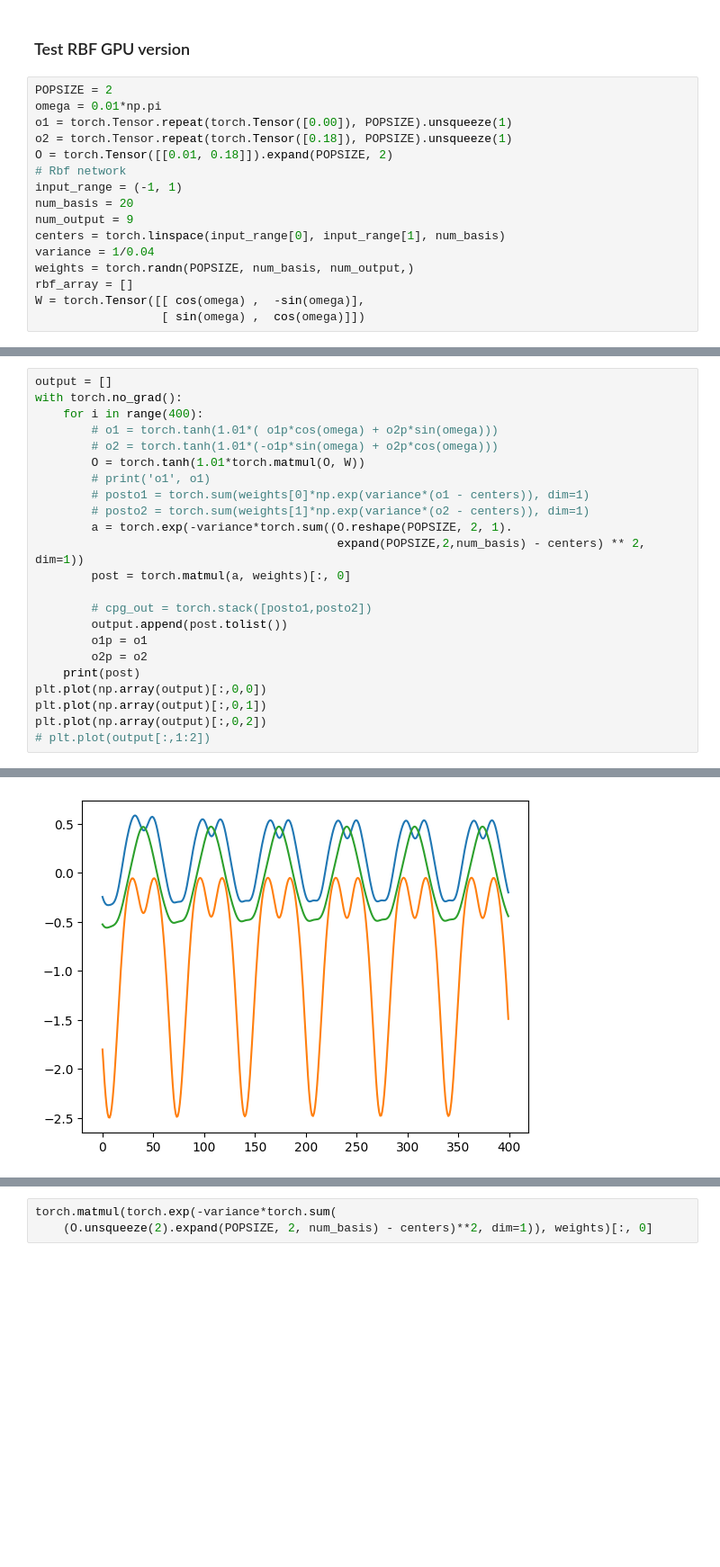
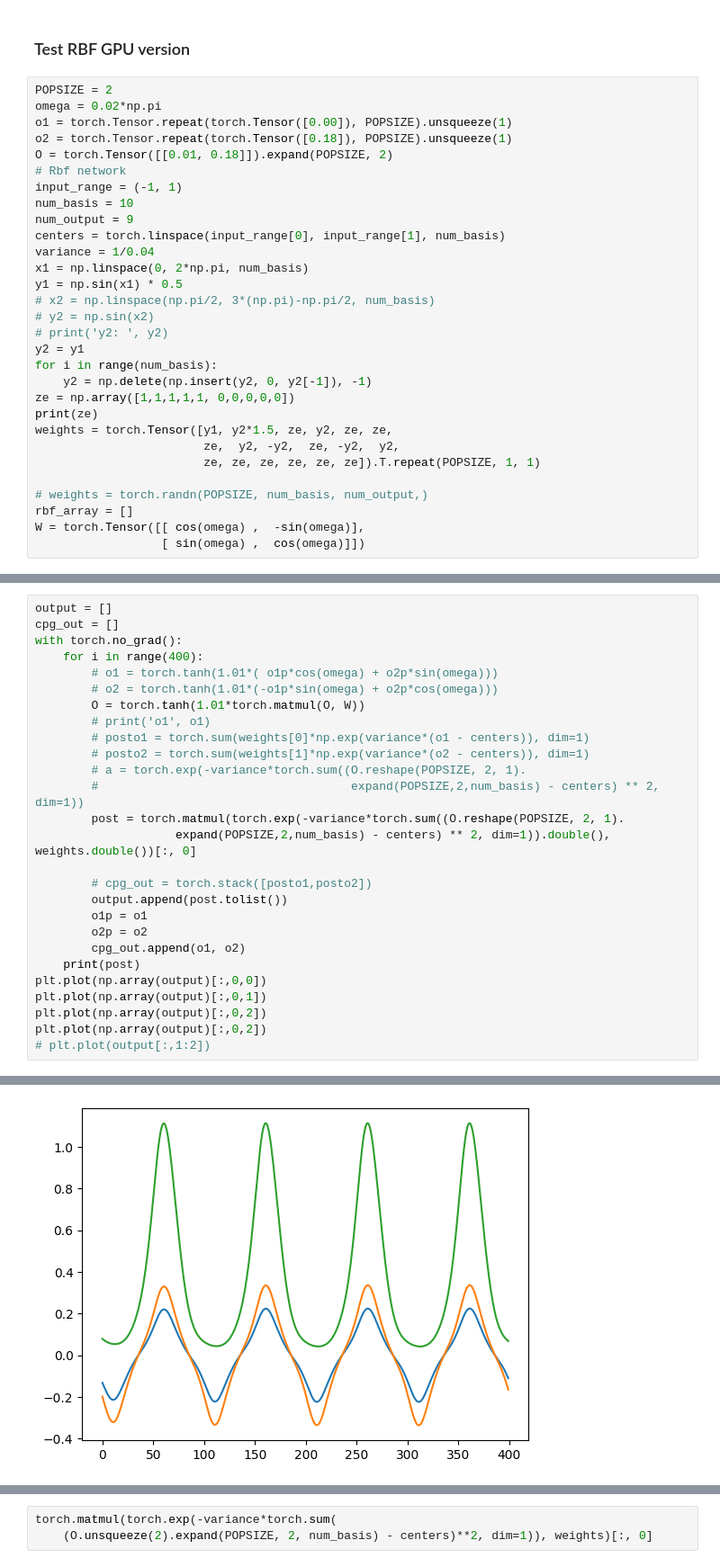
Before and after one commit to Leung555/OmniIsaacGymEnvs, a Jupyter notebook: omniisaacgymenvs/ES/notebook.ipynb, the cells around one changed output, grey strips where cells are left out. Shown: that part at 90% size. Cells and saved outputs as stored; diff of their text form; blank space fills up the shorter version.

```diff
--- a/omniisaacgymenvs/ES/notebook.ipynb
+++ b/omniisaacgymenvs/ES/notebook.ipynb
@@ -258,17 +258,31 @@ plt.plot(output)
 ### Test RBF GPU version
 # %%
 POPSIZE = 2
-omega = 0.01*np.pi
+omega = 0.02*np.pi
 o1 = torch.Tensor.repeat(torch.Tensor([0.00]), POPSIZE).unsqueeze(1)
 o2 = torch.Tensor.repeat(torch.Tensor([0.18]), POPSIZE).unsqueeze(1)
 O = torch.Tensor([[0.01, 0.18]]).expand(POPSIZE, 2)
 # Rbf network
 input_range = (-1, 1)
-num_basis = 20
+num_basis = 10
 num_output = 9
 centers = torch.linspace(input_range[0], input_range[1], num_basis)
 variance = 1/0.04
-weights = torch.randn(POPSIZE, num_basis, num_output,)
+x1 = np.linspace(0, 2*np.pi, num_basis)
+y1 = np.sin(x1) * 0.5
+# x2 = np.linspace(np.pi/2, 3*(np.pi)-np.pi/2, num_basis)
+# y2 = np.sin(x2)
+# print('y2: ', y2)
+y2 = y1
+for i in range(num_basis):
+    y2 = np.delete(np.insert(y2, 0, y2[-1]), -1)
+ze = np.array([1,1,1,1,1, 0,0,0,0,0])
+print(ze)
+weights = torch.Tensor([y1, y2*1.5, ze, y2, ze, ze,
+                        ze,  y2, -y2,  ze, -y2,  y2,
+                        ze, ze, ze, ze, ze, ze]).T.repeat(POPSIZE, 1, 1)
+
+# weights = torch.randn(POPSIZE, num_basis, num_output,)
 rbf_array = []
 W = torch.Tensor([[ cos(omega) ,  -sin(omega)],
                   [ sin(omega) ,  cos(omega)]])
@@ -275,5 +291,6 @@ W = torch.Tensor([[ cos(omega) ,  -sin(omega)],
 # %%
 output = []
+cpg_out = []
 with torch.no_grad():
     for i in range(400):
         # o1 = torch.tanh(1.01*( o1p*cos(omega) + o2p*sin(omega)))
@@ -282,17 +299,20 @@ with torch.no_grad():
         # print('o1', o1)
         # posto1 = torch.sum(weights[0]*np.exp(variance*(o1 - centers)), dim=1)
         # posto2 = torch.sum(weights[1]*np.exp(variance*(o2 - centers)), dim=1)
-        a = torch.exp(-variance*torch.sum((O.reshape(POPSIZE, 2, 1).
-                                           expand(POPSIZE,2,num_basis) - centers) ** 2, dim=1))
-        post = torch.matmul(a, weights)[:, 0]
+        # a = torch.exp(-variance*torch.sum((O.reshape(POPSIZE, 2, 1).
+        #                                    expand(POPSIZE,2,num_basis) - centers) ** 2, dim=1))
+        post = torch.matmul(torch.exp(-variance*torch.sum((O.reshape(POPSIZE, 2, 1).
+                    expand(POPSIZE,2,num_basis) - centers) ** 2, dim=1)).double(), weights.double())[:, 0]
 
         # cpg_out = torch.stack([posto1,posto2])
         output.append(post.tolist())
         o1p = o1
         o2p = o2
+        cpg_out.append(o1, o2)
     print(post)
 plt.plot(np.array(output)[:,0,0])
 plt.plot(np.array(output)[:,0,1])
 plt.plot(np.array(output)[:,0,2])
+plt.plot(np.array(output)[:,0,2])
 # plt.plot(output[:,1:2])
 # %% [output]
@@ -303,2 +325,2 @@ tensor([[-0.1996, -1.4905, -0.4416, -1.4351,  0.2919, -0.2491,  0.6865, -0.5630,
 [<matplotlib.lines.Line2D at 0x...>]
-[figure, old version]
+[figure, new version]
```
Also changed, not shown: parts of 7 cells of this notebook, 4 other files.
